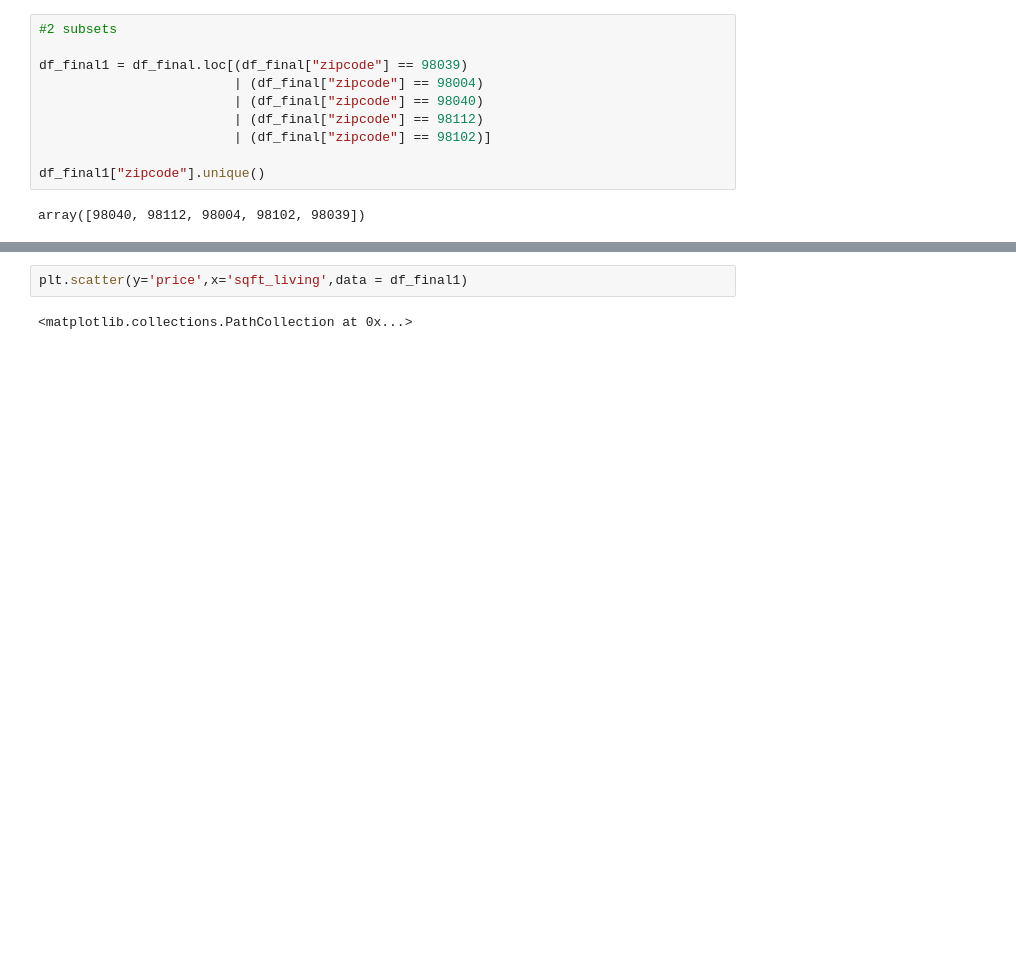
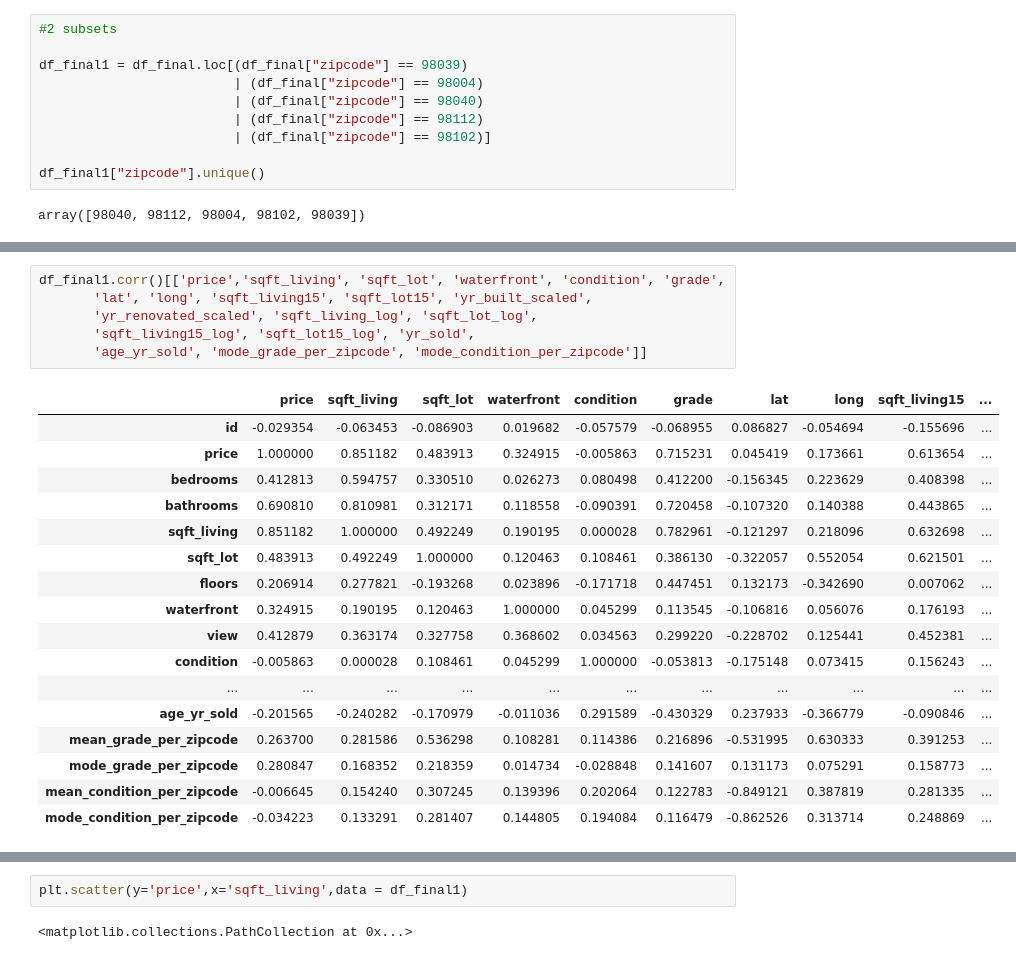
Before and after one commit to thomasribaroff/Mod1Project, a Jupyter notebook: Project Analysis.ipynb, the cells around one changed output, grey strips where cells are left out. Drawn from its saved outputs; the diff is of its cells as text; blank space fills up the shorter version.

```diff
--- a/Project Analysis.ipynb
+++ b/Project Analysis.ipynb
@@ -1121 +1121,25 @@ df_final1.corr()
+# %%
+df_final1.corr()[['price','sqft_living', 'sqft_lot', 'waterfront', 'condition', 'grade',
+       'lat', 'long', 'sqft_living15', 'sqft_lot15', 'yr_built_scaled',
+       'yr_renovated_scaled', 'sqft_living_log', 'sqft_lot_log',
+       'sqft_living15_log', 'sqft_lot15_log', 'yr_sold',
+       'age_yr_sold', 'mode_grade_per_zipcode', 'mode_condition_per_zipcode']]
+# %% [output]
+|  | price | sqft_living | sqft_lot | waterfront | condition | grade | lat | long | sqft_living15 | ... |
+| id | -0.029354 | -0.063453 | -0.086903 | 0.019682 | -0.057579 | -0.068955 | 0.086827 | -0.054694 | -0.155696 | ... |
+| price | 1.000000 | 0.851182 | 0.483913 | 0.324915 | -0.005863 | 0.715231 | 0.045419 | 0.173661 | 0.613654 | ... |
+| bedrooms | 0.412813 | 0.594757 | 0.330510 | 0.026273 | 0.080498 | 0.412200 | -0.156345 | 0.223629 | 0.408398 | ... |
+| bathrooms | 0.690810 | 0.810981 | 0.312171 | 0.118558 | -0.090391 | 0.720458 | -0.107320 | 0.140388 | 0.443865 | ... |
+| sqft_living | 0.851182 | 1.000000 | 0.492249 | 0.190195 | 0.000028 | 0.782961 | -0.121297 | 0.218096 | 0.632698 | ... |
+| sqft_lot | 0.483913 | 0.492249 | 1.000000 | 0.120463 | 0.108461 | 0.386130 | -0.322057 | 0.552054 | 0.621501 | ... |
+| floors | 0.206914 | 0.277821 | -0.193268 | 0.023896 | -0.171718 | 0.447451 | 0.132173 | -0.342690 | 0.007062 | ... |
+| waterfront | 0.324915 | 0.190195 | 0.120463 | 1.000000 | 0.045299 | 0.113545 | -0.106816 | 0.056076 | 0.176193 | ... |
+| view | 0.412879 | 0.363174 | 0.327758 | 0.368602 | 0.034563 | 0.299220 | -0.228702 | 0.125441 | 0.452381 | ... |
+| condition | -0.005863 | 0.000028 | 0.108461 | 0.045299 | 1.000000 | -0.053813 | -0.175148 | 0.073415 | 0.156243 | ... |
+| ... | ... | ... | ... | ... | ... | ... | ... | ... | ... | ... |
+| age_yr_sold | -0.201565 | -0.240282 | -0.170979 | -0.011036 | 0.291589 | -0.430329 | 0.237933 | -0.366779 | -0.090846 | ... |
+| mean_grade_per_zipcode | 0.263700 | 0.281586 | 0.536298 | 0.108281 | 0.114386 | 0.216896 | -0.531995 | 0.630333 | 0.391253 | ... |
+| mode_grade_per_zipcode | 0.280847 | 0.168352 | 0.218359 | 0.014734 | -0.028848 | 0.141607 | 0.131173 | 0.075291 | 0.158773 | ... |
+| mean_condition_per_zipcode | -0.006645 | 0.154240 | 0.307245 | 0.139396 | 0.202064 | 0.122783 | -0.849121 | 0.387819 | 0.281335 | ... |
+| mode_condition_per_zipcode | -0.034223 | 0.133291 | 0.281407 | 0.144805 | 0.194084 | 0.116479 | -0.862526 | 0.313714 | 0.248869 | ... |
 # %%
```
Also changed, not shown: parts of 20 cells of this notebook, 2 other files.
